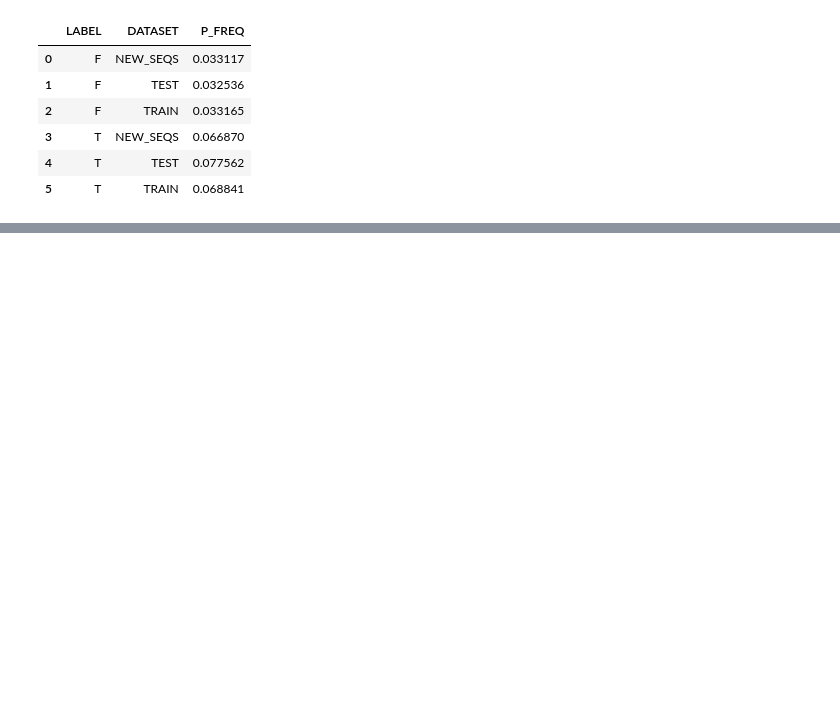
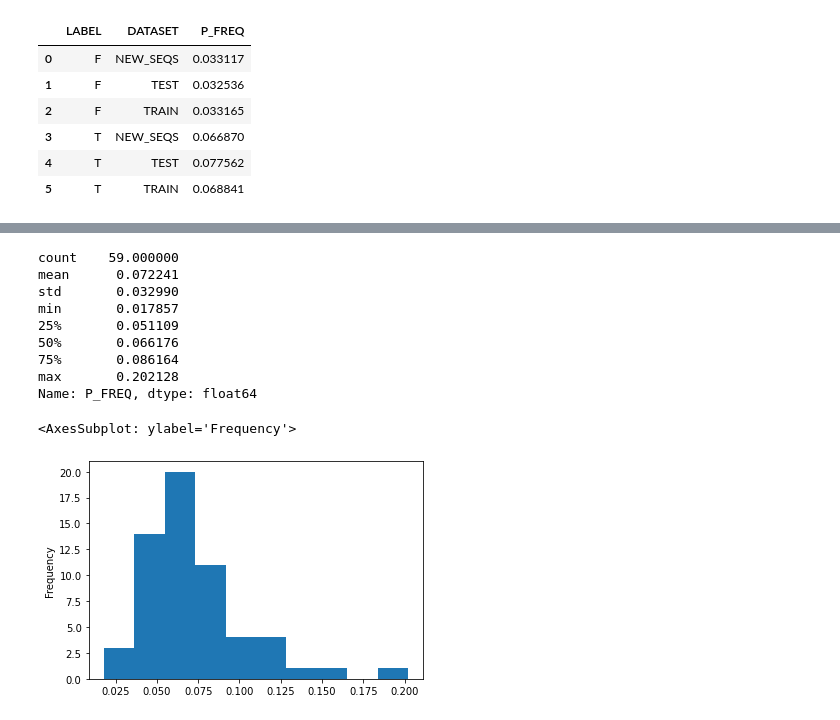
Before and after one commit to harshkhare/HMM-annotate-sequence, a Jupyter notebook: build_hmm_model.ipynb, the cells around one changed output, grey strips where cells are left out. Saved outputs shown, nothing was run; the diff lists cells and outputs as text; code cells hidden in the pictures; blank space fills up the shorter version.

```diff
--- a/build_hmm_model.ipynb
+++ b/build_hmm_model.ipynb
@@ -850,0 +800,16 @@ Name: P_FREQ, dtype: float64
+# %%
+# Frequency of P in TRAIN and TEST sequences tail regions
+print(df_train_test_new[(df_train_test_new['DATASET'] != 'NEW_SEQS') & (df_train_test_new['LABEL'] == 'T')].P_FREQ.describe())
+df_train_test_new[(df_train_test_new['DATASET'] != 'NEW_SEQS') & (df_train_test_new['LABEL'] == 'T')].P_FREQ.plot.hist()
+# %% [output]
+count    59.000000
+mean      0.072241
+std       0.032990
+min       0.017857
+25%       0.051109
+50%       0.066176
+75%       0.086164
+max       0.202128
+Name: P_FREQ, dtype: float64
+<AxesSubplot: ylabel='Frequency'>
+[figure, added]
```
Also changed, not shown: parts of 14 cells of this notebook.
